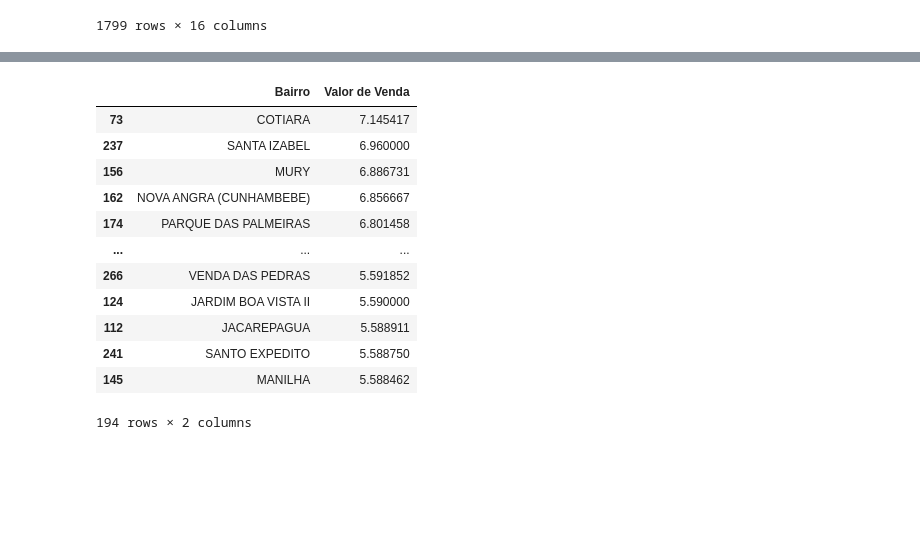
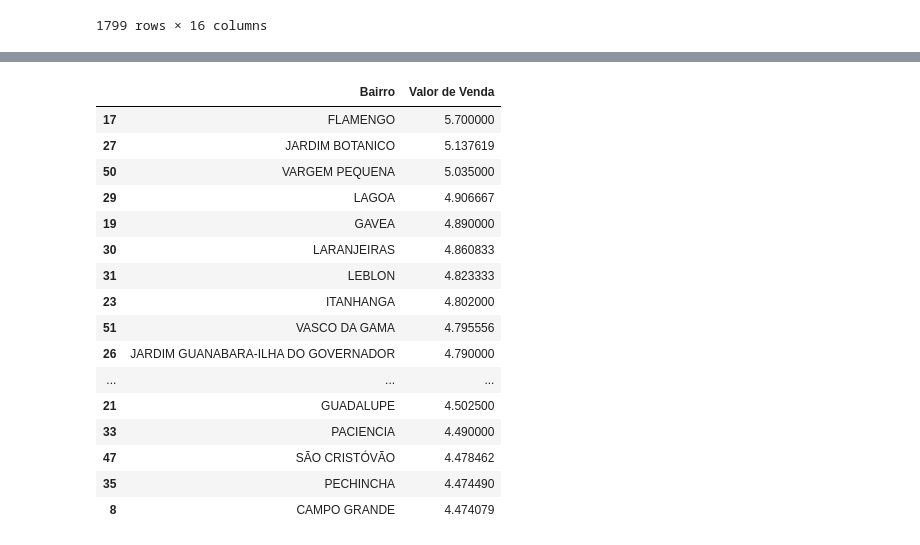
Before and after one commit to annemVem/aulapython_senac, a Jupyter notebook: Aula.quartis.ipynb, the cells around one changed output, grey strips where cells are left out. Drawn from its saved outputs; the diff is of its cells as text; code cells hidden in the pictures; blank space fills up the shorter version.

```diff
--- a/Aula.quartis.ipynb
+++ b/Aula.quartis.ipynb
@@ -146,3 +139,5 @@ df_rj_etanol
 | 418842 | SE | RJ | RIO DE JANEIRO | AUTO POSTO LUAR DA RIO SANTOS II ... | 11.217.808/0001-41 | ESTRADA DO GUANDU ESQ.C/ BR 101 | SN | ... |
 | 419214 | SE | RJ | RIO DE JANEIRO | AUTO POSTO LUAR DA RIO SANTOS I LTDA | 11.103.499/0001-89 | ESTRADA DO GANDU ESQ C/BR101 | SN | ... |
 1799 rows × 16 columns
+# %%
+df_rj_etanol['Valor de Venda']= df_rj_etanol['Valor de Venda'].str.replace(',','.').astype(float)
@@ -149,5 +150,5 @@ df_rj_etanol
 # %%
-media_bairro_rj = df_anp_rj.groupby('Bairro')['Valor de Venda'].mean().reset_index()
+media_bairro_rj = df_rj_etanol.groupby('Bairro')['Valor de Venda'].mean().reset_index()
 media_bairro_rj = media_bairro_rj.sort_values(by='Valor de Venda', ascending=False)
 media_bairro_rj
 # %% [output]
@@ -181,18 +192,22 @@ print(f'Terceiro quartil (Q3): {q3}')
 # %%
-bairro_acima_q1 = media_bairro_rj.loc[media_bairro_rj['Valor de Venda'] > q1q]
+bairro_acima_q1 = media_bairro_rj.loc[media_bairro_rj['Valor de Venda'] > q1]
 # para a medianda q2 munic_acima_q3 = media_munic_rj.loc[(media_munic_rj['Valor de Venda'] >q1) & (media_munic_rj['Valor de Venda'] <q3)]
 bairro_acima_q1
 # %% [output]
 |  | Bairro | Valor de Venda |
-| 73 | COTIARA | 7.145417 |
-| 237 | SANTA IZABEL | 6.960000 |
-| 156 | MURY | 6.886731 |
-| 162 | NOVA ANGRA (CUNHAMBEBE) | 6.856667 |
-| 174 | PARQUE DAS PALMEIRAS | 6.801458 |
+| 17 | FLAMENGO | 5.700000 |
+| 27 | JARDIM BOTANICO | 5.137619 |
+| 50 | VARGEM PEQUENA | 5.035000 |
+| 29 | LAGOA | 4.906667 |
+| 19 | GAVEA | 4.890000 |
+| 30 | LARANJEIRAS | 4.860833 |
+| 31 | LEBLON | 4.823333 |
+| 23 | ITANHANGA | 4.802000 |
+| 51 | VASCO DA GAMA | 4.795556 |
+| 26 | JARDIM GUANABARA-ILHA DO GOVERNADOR | 4.790000 |
 | ... | ... | ... |
-| 266 | VENDA DAS PEDRAS | 5.591852 |
-| 124 | JARDIM BOA VISTA II | 5.590000 |
-| 112 | JACAREPAGUA | 5.588911 |
-| 241 | SANTO EXPEDITO | 5.588750 |
-| 145 | MANILHA | 5.588462 |
+| 21 | GUADALUPE | 4.502500 |
+| 33 | PACIENCIA | 4.490000 |
+| 47 | SÃO CRISTÓVÃO | 4.478462 |
+| 35 | PECHINCHA | 4.474490 |
+| 8 | CAMPO GRANDE | 4.474079 |
-194 rows × 2 columns
```
Also changed, not shown: parts of 4 cells of this notebook, 2 other files.
